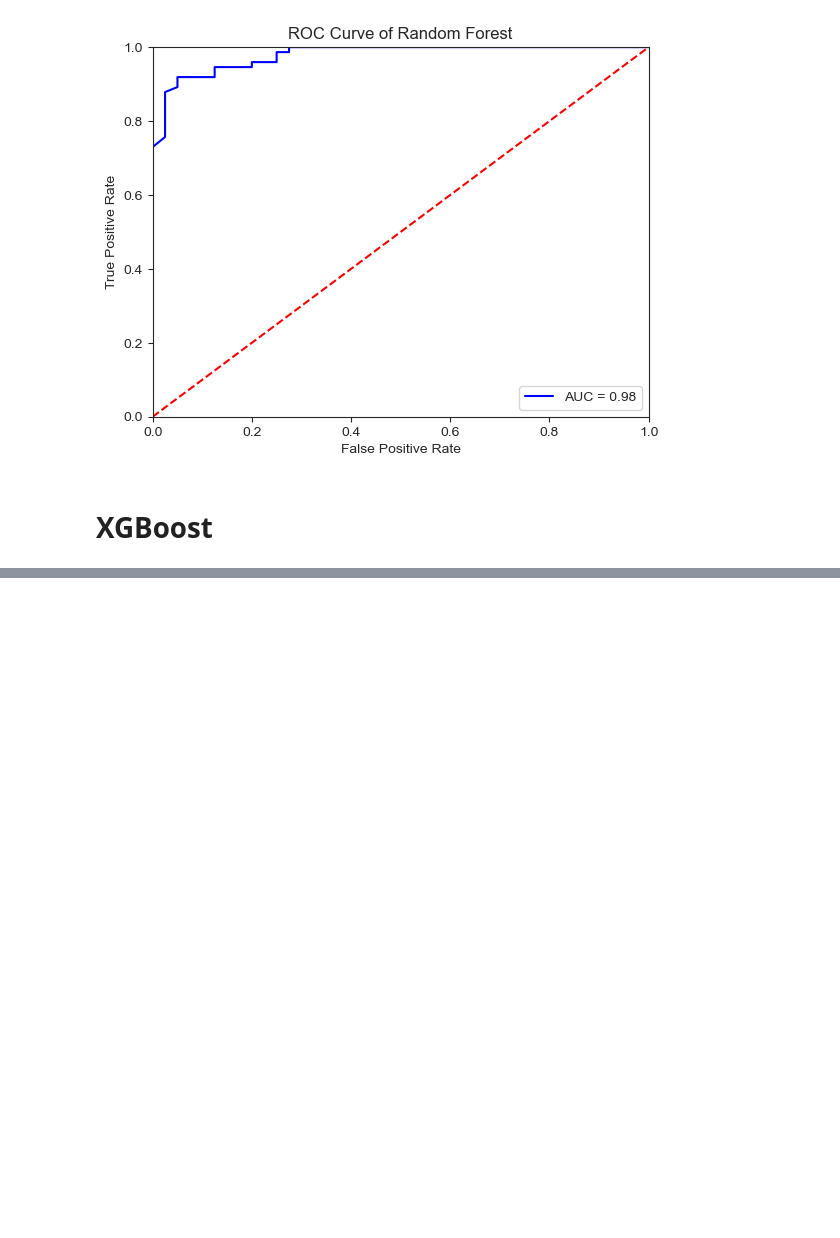
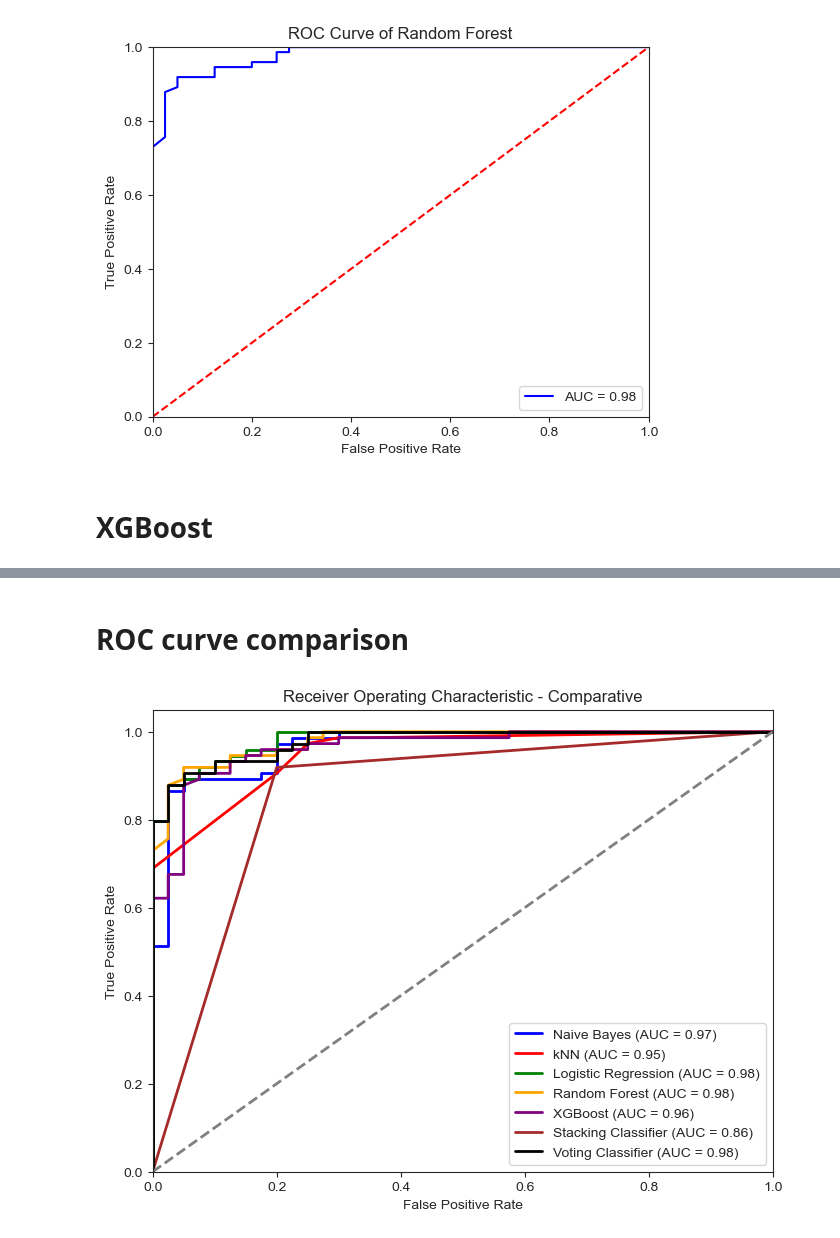
Before and after one commit to AhsanSAhmed/BreastCancer_MLModels, a Jupyter notebook: ML_Assignment.ipynb, the cells around one changed output, grey strips where cells are left out. Drawn from its saved outputs; the diff is of its cells as text; code cells hidden in the pictures; blank space fills up the shorter version.

```diff
--- a/ML_Assignment.ipynb
+++ b/ML_Assignment.ipynb
@@ -390,0 +529,40 @@ Average precision-recall score: 0.89
+# %% [markdown]
+# ROC curve comparison
+# %%
+# Plotting all ROC curves
+plt.figure(figsize=(8, 6))
+
+# Naive Bayes
+plt.plot(fpr_nb, tpr_nb, color='blue', lw=2, label='Naive Bayes (AUC = %0.2f)' % roc_auc_nb)
+
+# kNN
+plt.plot(fpr_knn, tpr_knn, color='red', lw=2, label='kNN (AUC = %0.2f)' % roc_auc_knn)
+
+# Logistic Regression
+plt.plot(fpr_logreg, tpr_logreg, color='green', lw=2, label='Logistic Regression (AUC = %0.2f)' % roc_auc_logreg)
+
+# Random Forest
+plt.plot(fpr_rf, tpr_rf, color='orange', lw=2, label='Random Forest (AUC = %0.2f)' % roc_auc_rf)
+
+# XGBoost
+plt.plot(fpr_xgb, tpr_xgb, color='purple', lw=2, label='XGBoost (AUC = %0.2f)' % roc_auc_xgb)
+
+# Stacking Classifier
+plt.plot(fpr_stacking, tpr_stacking, color='brown', lw=2, label='Stacking Classifier (AUC = %0.2f)' % roc_auc_stacking)
+
+# Voting Classifier
+plt.plot(fpr_voting, tpr_voting, color='black', lw=2, label='Voting Classifier (AUC = %0.2f)' % roc_auc_voting)
+
+# Plotting the 50% line
+plt.plot([0, 1], [0, 1], color='gray', lw=2, linestyle='--')
+
+# Setting labels and title
+plt.xlim([0.0, 1.0])
+plt.ylim([0.0, 1.05])
+plt.xlabel('False Positive Rate')
+plt.ylabel('True Positive Rate')
+plt.title('Receiver Operating Characteristic - Comparative')
+plt.legend(loc='lower right')
+plt.show()
+# %% [output]
+[figure, added]
```
Also changed, not shown: parts of 9 cells of this notebook.
